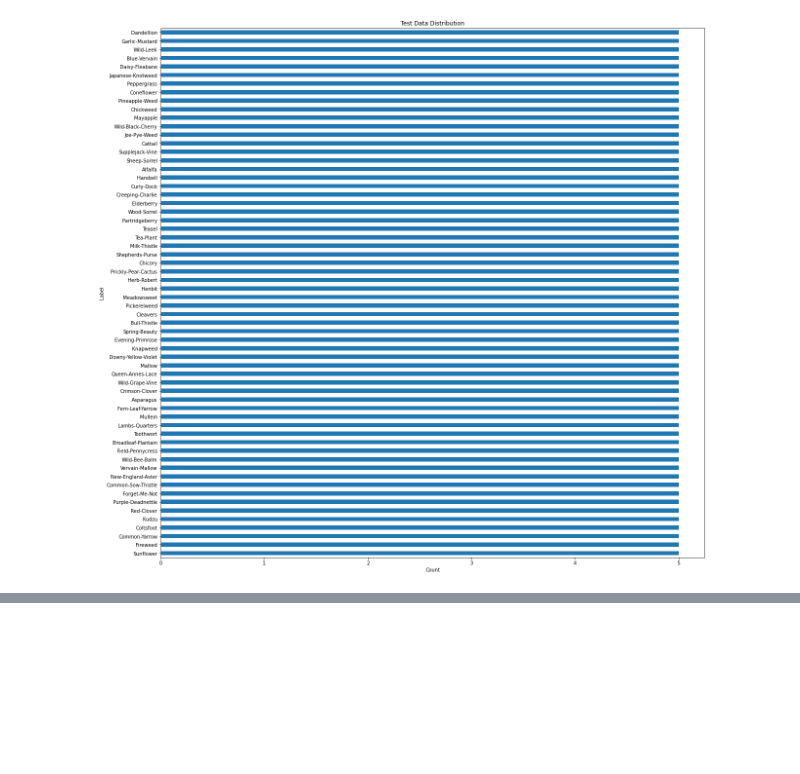
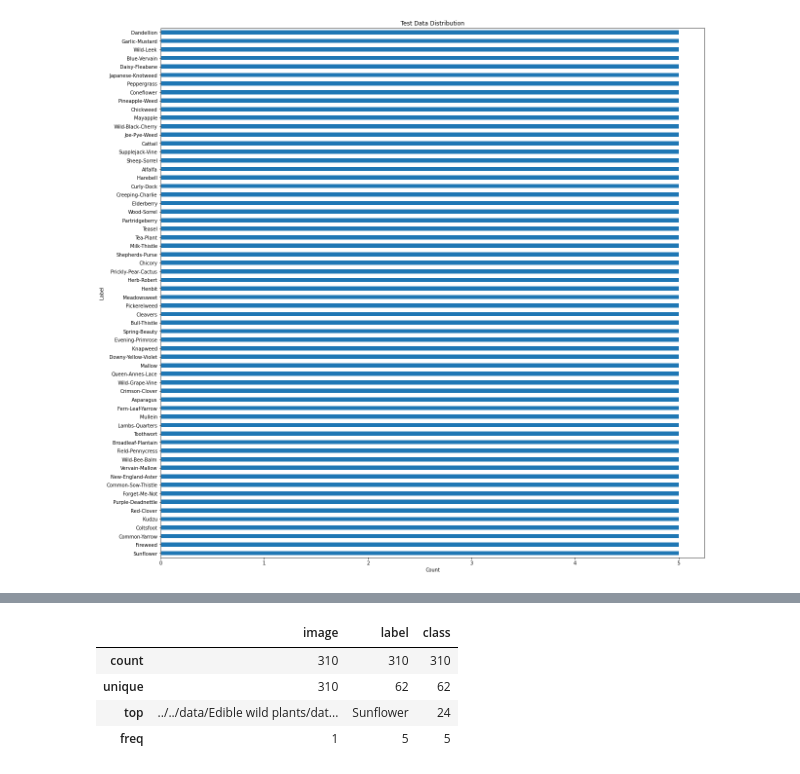
Before and after one commit to burnpiro/xai-correlation, a Jupyter notebook: notebooks/dataset_eda/Edible wild plants.ipynb, the cells around one changed output, grey strips where cells are left out. Cells and saved outputs as stored; diff of their text form; code cells hidden in the pictures; blank space fills up the shorter version.

```diff
--- a/notebooks/dataset_eda/Edible wild plants.ipynb
+++ b/notebooks/dataset_eda/Edible wild plants.ipynb
@@ -89,0 +128,8 @@ plot_bargraph_with_groupings(test_df, 'label', 'Test Data Distribution', 'Count'
+# %%
+test_df.describe()
+# %% [output]
+|  | image | label | class |
+| count | 310 | 310 | 310 |
+| unique | 310 | 62 | 62 |
+| top | ../../data/Edible wild plants/dat... | Sunflower | 24 |
+| freq | 1 | 5 | 5 |
```
Also changed, not shown: parts of 3 cells of this notebook, 7 other files.
